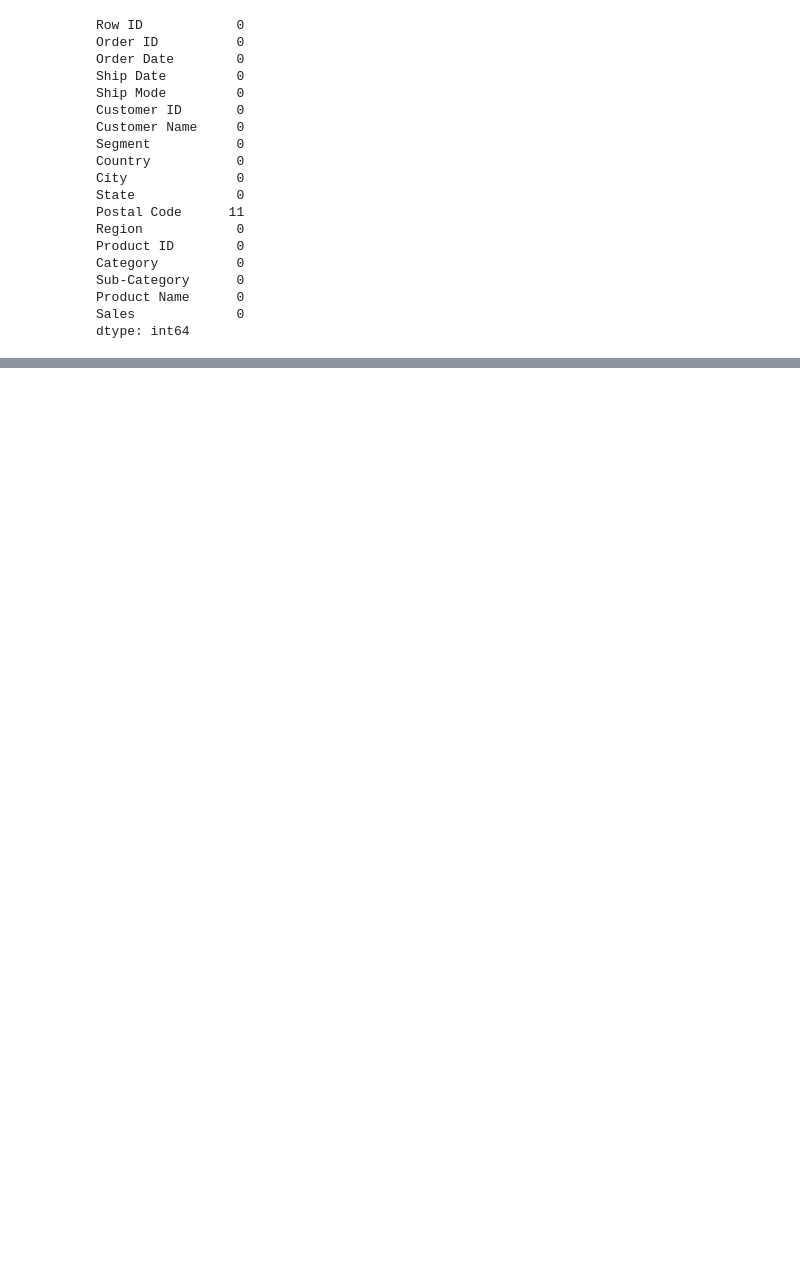
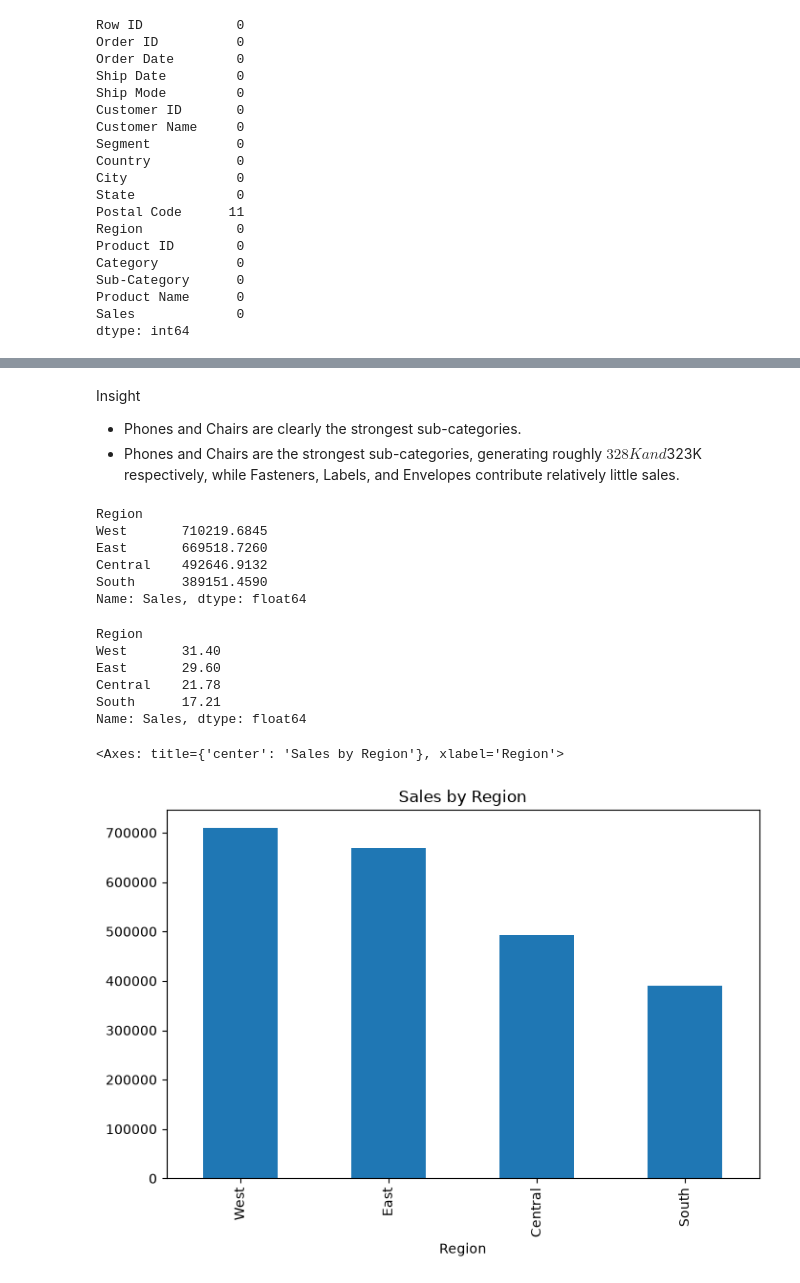
Before and after one commit to siva252005/ecommerce-sales-analysis, a Jupyter notebook: notebook/sales_analysis.ipynb, the cells around one changed output, grey strips where cells are left out. Cells and saved outputs as stored; diff of their text form; code cells hidden in the pictures; blank space fills up the shorter version.

```diff
--- a/notebook/sales_analysis.ipynb
+++ b/notebook/sales_analysis.ipynb
@@ -347,0 +511,41 @@ Insight:
+# %% [markdown]
+Insight
+* Phones and Chairs are clearly the strongest sub-categories.
+* Phones and Chairs are the strongest sub-categories, generating roughly $328K and $323K respectively, while Fasteners, Labels, and Envelopes contribute relatively little sales.
+# %%
+region_sales = (
+    df.groupby("Region")["Sales"]
+    .sum()
+    .sort_values(ascending=False)
+)
+
+print(region_sales)
+# %% [output]
+Region
+West       710219.6845
+East       669518.7260
+Central    492646.9132
+South      389151.4590
+Name: Sales, dtype: float64
+# %%
+region_percentage = (
+    region_sales / region_sales.sum() * 100
+).round(2)
+
+print(region_percentage)
+# %% [output]
+Region
+West       31.40
+East       29.60
+Central    21.78
+South      17.21
+Name: Sales, dtype: float64
+# %%
+region_sales.plot(
+    kind="bar",
+    figsize=(8, 5),
+    title="Sales by Region"
+)
+# %% [output]
+<Axes: title={'center': 'Sales by Region'}, xlabel='Region'>
+[figure, added]
```
Also changed, not shown: parts of 99 cells of this notebook.
